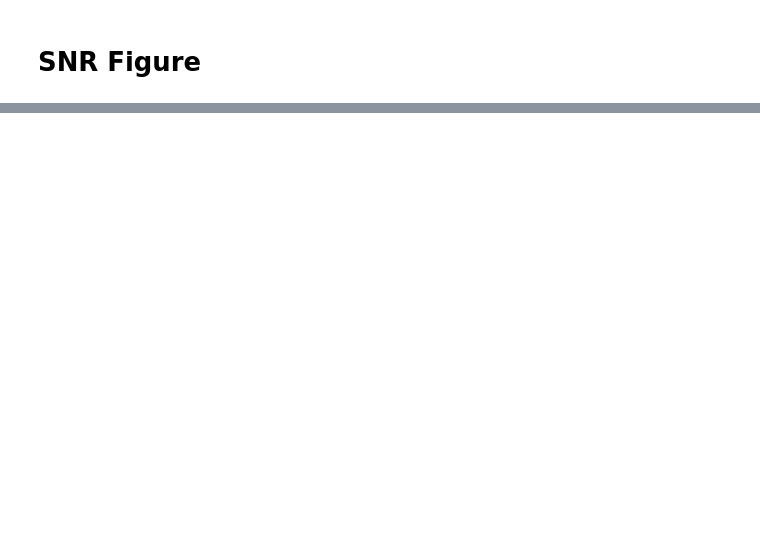
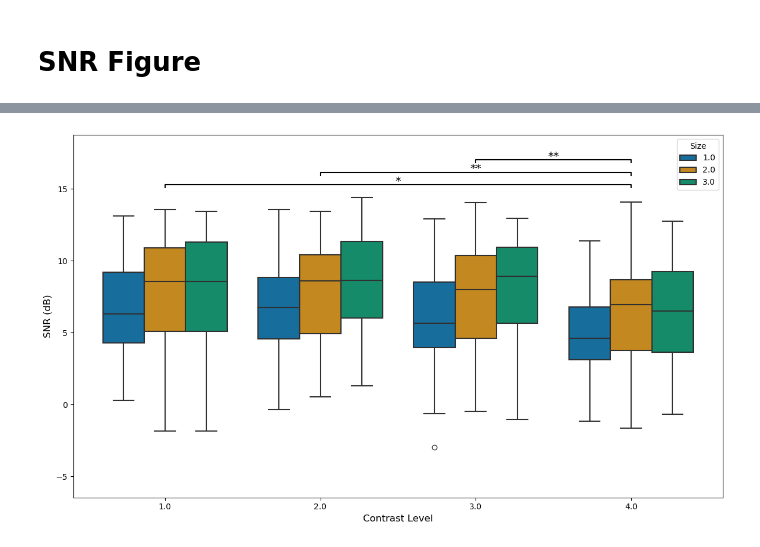
Before and after one commit to kirtonBCIlab/ES_Masters, a Jupyter notebook: Masters-Processing/SNR-Comfort-Figures.ipynb, the cells around one changed output, grey strips where cells are left out. Cells and saved outputs as stored; diff of their text form; code cells hidden in the pictures; blank space fills up the shorter version.

```diff
--- a/Masters-Processing/SNR-Comfort-Figures.ipynb
+++ b/Masters-Processing/SNR-Comfort-Figures.ipynb
@@ -47,0 +33,65 @@ plt.show()
+# %%
+save_plot = False
+
+plt.figure(figsize=(12, 7))
+plt.ylim(-3.4, 17.0)
+
+# Create boxplot
+ax = sns.boxplot(data=df_snr, x='Contrast', y='SNR', hue='Size',
+                  palette='colorblind', linewidth=1.5, legend=True)
+
+plt.xlabel('Contrast Level', fontsize=12)
+plt.ylabel('SNR (dB)', fontsize=12)
+
+# ============================================
+# SIGNIFICANCE ANNOTATIONS FOR CONTRAST EFFECT
+# ============================================
+
+# Define contrast levels (assuming C1=highest, C4=lowest)
+# Adjust x-positions based on your actual contrast level positions
+# With 4 contrast levels, x-positions are typically 0, 1, 2, 3
+
+contrast_positions = [0, 1, 2, 3]  # C1, C2, C3, C4
+
+# Significance brackets: C4 vs C1, C4 vs C2, C4 vs C3
+# Format: (x1, x2, y_height, p_value_text)
+
+# Get the maximum y-value from your data to position brackets
+y_max = df_snr['SNR'].max()
+y_min = df_snr['SNR'].min()
+y_range = y_max - y_min
+
+# Position brackets at different heights to avoid overlap
+bracket_height_c4_c1 = y_max + (y_range * 0.05)      # Lowest bracket
+bracket_height_c4_c2 = y_max + (y_range * 0.10)      # Middle bracket
+bracket_height_c4_c3 = y_max + (y_range * 0.15)      # Highest bracket
+
+# Function to draw a significance bracket
+def add_significance_bracket(ax, x1, x2, y, p_text, fontsize=10, linewidth=1.5):
+    """Draw a significance bracket between two x-positions at height y"""
+    # Horizontal line
+    ax.plot([x1, x1, x2, x2], [y - 0.2, y, y, y - 0.2],
+            color='black', linewidth=linewidth)
+    # p-value text
+    ax.text((x1 + x2) / 2, y - 0.15, p_text,
+            ha='center', va='bottom', fontsize=14)
+
+# Add brackets for C4 (position 3) vs C1 (position 0), C2 (position 1), C3 (position 2)
+add_significance_bracket(ax, x1=contrast_positions[3], x2=contrast_positions[0],
+                         y=bracket_height_c4_c1, p_text='*')
+add_significance_bracket(ax, x1=contrast_positions[3], x2=contrast_positions[1],
+                         y=bracket_height_c4_c2, p_text='**')
+add_significance_bracket(ax, x1=contrast_positions[3], x2=contrast_positions[2],
+                         y=bracket_height_c4_c3, p_text='**')
+
+# Adjust y-limit to accommodate brackets
+plt.ylim(y_min - (y_range * 0.2), y_max + (y_range * 0.25))
+
+plt.tight_layout()
+
+if save_plot:
+    plt.savefig(r"SNR_Figure.svg", format='svg', dpi=300)
+
+plt.show()
+# %% [output]
+[figure, added]
```
Also changed, not shown: parts of 6 cells of this notebook, 3 other files.
